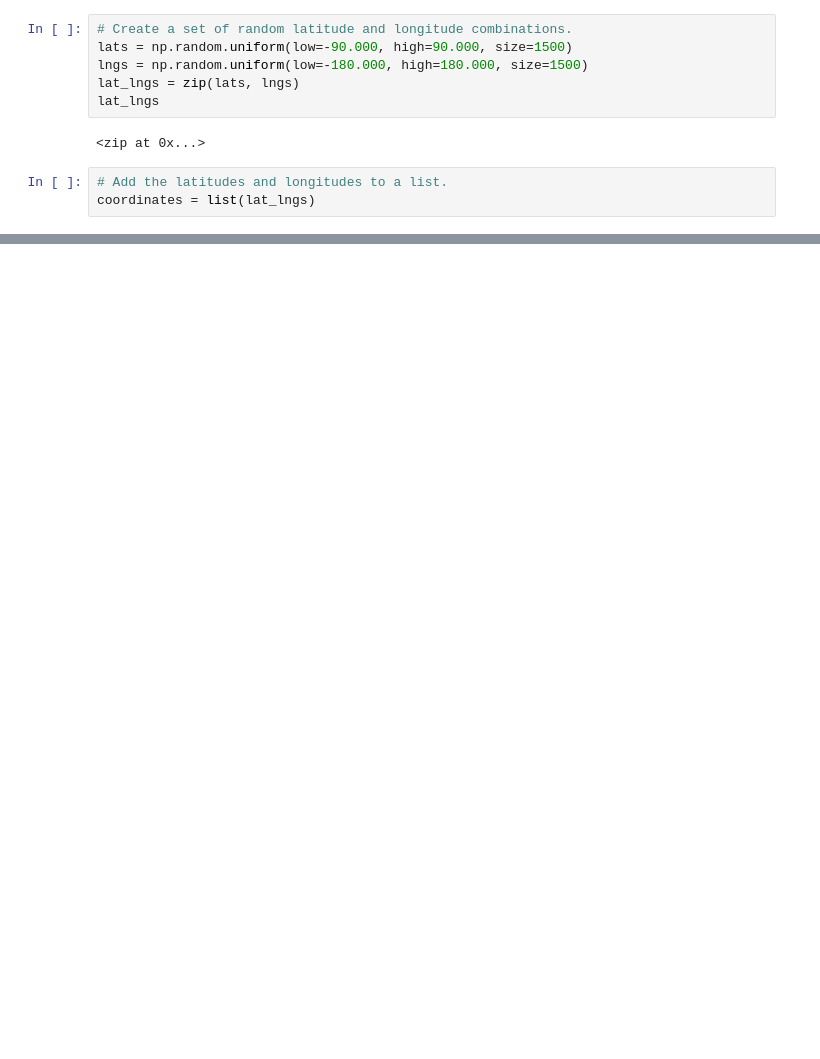
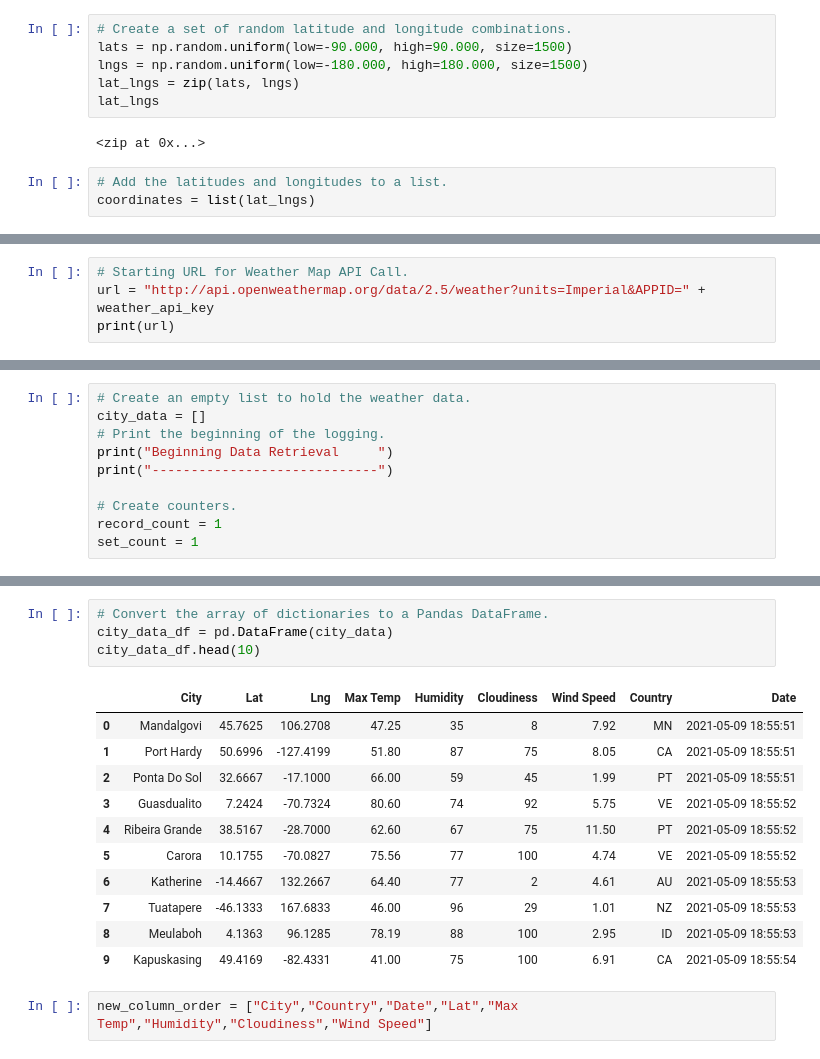
Before and after one commit to moonem/World_Weather_Analysis, a Jupyter notebook: WeatherPy.ipynb, the cells around one changed output, grey strips where cells are left out. Saved outputs shown, nothing was run; the diff lists cells and outputs as text; blank space fills up the shorter version.

```diff
--- a/WeatherPy.ipynb
+++ b/WeatherPy.ipynb
@@ -39,0 +45,4 @@ for coordinate in coordinates:
+# %%
+# Starting URL for Weather Map API Call.
+url = "http://api.openweathermap.org/data/2.5/weather?units=Imperial&APPID=" + weather_api_key
+print(url)
@@ -53,0 +65,10 @@ len(cities)
+# %%
+# Create an empty list to hold the weather data.
+city_data = []
+# Print the beginning of the logging.
+print("Beginning Data Retrieval     ")
+print("-----------------------------")
+
+# Create counters.
+record_count = 1
+set_count = 1
@@ -53,0 +145,18 @@ len(cities)
+# %%
+# Convert the array of dictionaries to a Pandas DataFrame.
+city_data_df = pd.DataFrame(city_data)
+city_data_df.head(10)
+# %% [output]
+|  | City | Lat | Lng | Max Temp | Humidity | Cloudiness | Wind Speed | Country | Date |
+| 0 | Mandalgovi | 45.7625 | 106.2708 | 47.25 | 35 | 8 | 7.92 | MN | 2021-05-09 18:55:51 |
+| 1 | Port Hardy | 50.6996 | -127.4199 | 51.80 | 87 | 75 | 8.05 | CA | 2021-05-09 18:55:51 |
+| 2 | Ponta Do Sol | 32.6667 | -17.1000 | 66.00 | 59 | 45 | 1.99 | PT | 2021-05-09 18:55:51 |
+| 3 | Guasdualito | 7.2424 | -70.7324 | 80.60 | 74 | 92 | 5.75 | VE | 2021-05-09 18:55:52 |
+| 4 | Ribeira Grande | 38.5167 | -28.7000 | 62.60 | 67 | 75 | 11.50 | PT | 2021-05-09 18:55:52 |
+| 5 | Carora | 10.1755 | -70.0827 | 75.56 | 77 | 100 | 4.74 | VE | 2021-05-09 18:55:52 |
+| 6 | Katherine | -14.4667 | 132.2667 | 64.40 | 77 | 2 | 4.61 | AU | 2021-05-09 18:55:53 |
+| 7 | Tuatapere | -46.1333 | 167.6833 | 46.00 | 96 | 29 | 1.01 | NZ | 2021-05-09 18:55:53 |
+| 8 | Meulaboh | 4.1363 | 96.1285 | 78.19 | 88 | 100 | 2.95 | ID | 2021-05-09 18:55:53 |
+| 9 | Kapuskasing | 49.4169 | -82.4331 | 41.00 | 75 | 100 | 6.91 | CA | 2021-05-09 18:55:54 |
+# %%
+new_column_order = ["City","Country","Date","Lat","Max Temp","Humidity","Cloudiness","Wind Speed"]
```
Also changed, not shown: parts of 8 cells of this notebook, 3 other files.
